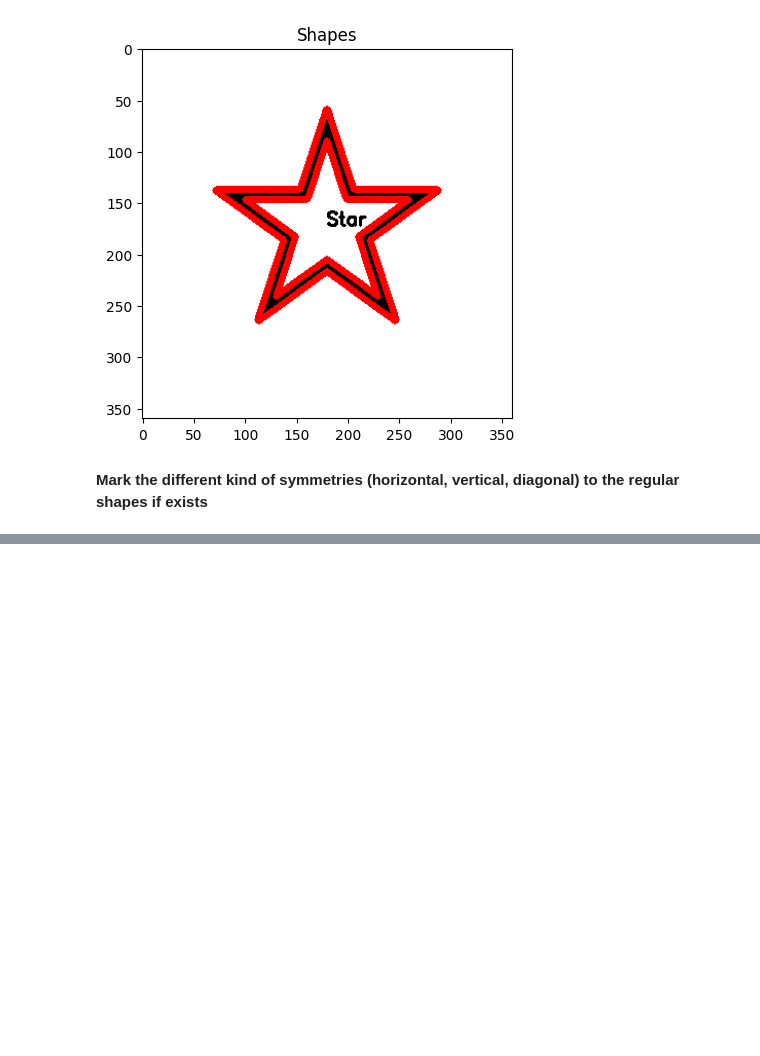
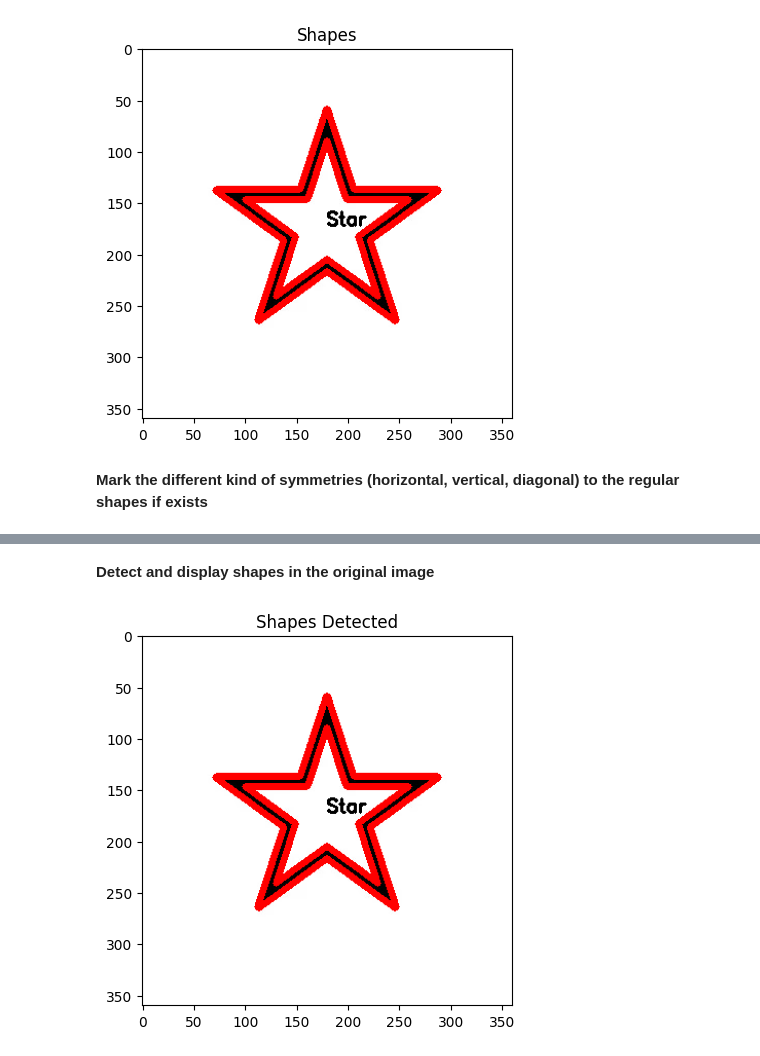
Before and after one commit to neeraja-04/CURVETOPIA, a Jupyter notebook: Curvetopia.ipynb, the cells around one changed output, grey strips where cells are left out. Saved outputs shown, nothing was run; the diff lists cells and outputs as text; code cells hidden in the pictures; blank space fills up the shorter version.

```diff
--- a/Curvetopia.ipynb
+++ b/Curvetopia.ipynb
@@ -203,0 +382,10 @@ plt.show()
+# %% [markdown]
+**Detect and display shapes in the original image**
+# %%
+image_path = './Images/star.jpg'
+img, gray, contours = preprocess_image(image_path)
+
+detect_shapes(img, contours)
+display_image(img, "Shapes Detected")
+# %% [output]
+[figure, added]
```
Also changed, not shown: parts of 16 cells of this notebook.
